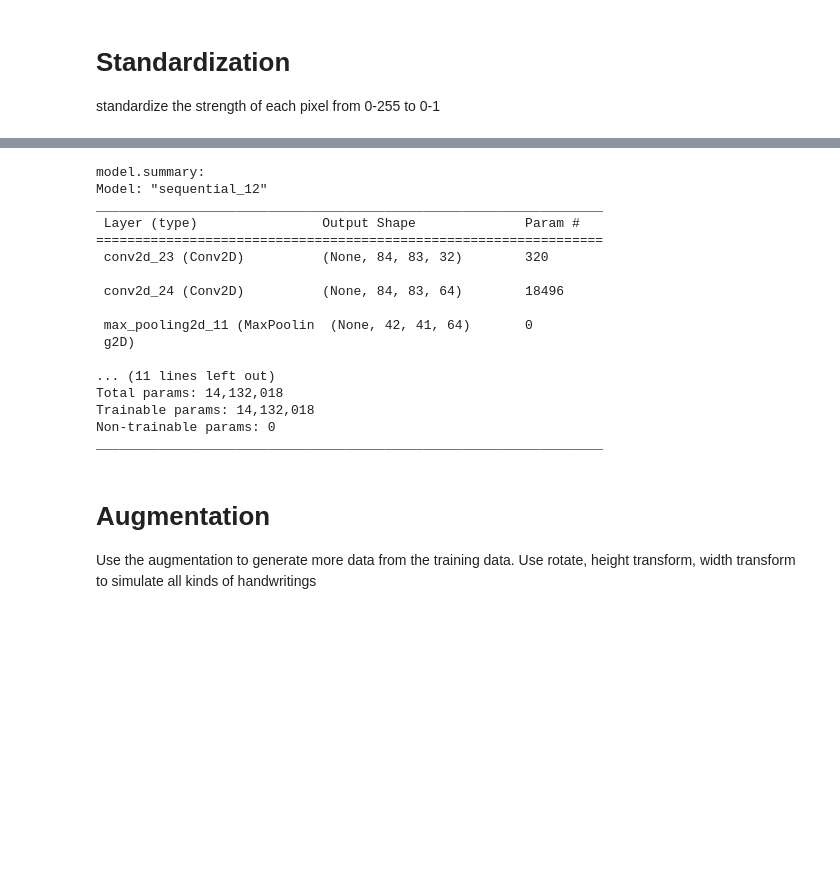
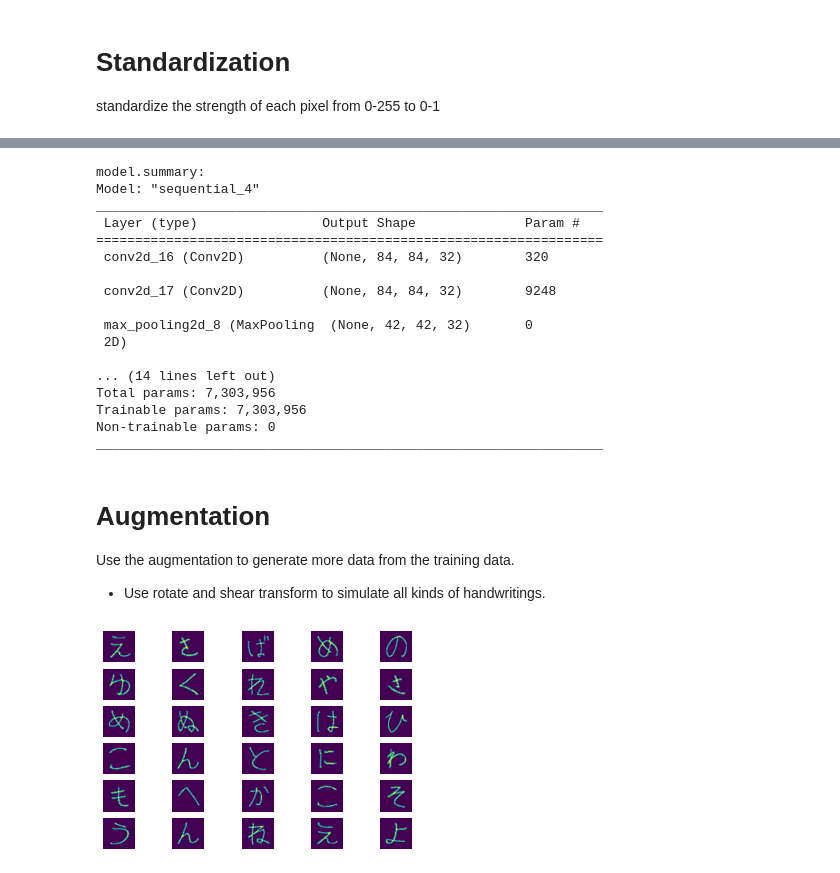
Before and after one commit to tim840818/nihongo_recognition, a Jupyter notebook: hiragana_recognition.ipynb, the cells around one changed output, grey strips where cells are left out. Saved outputs shown, nothing was run; the diff lists cells and outputs as text; code cells hidden in the pictures; blank space fills up the shorter version.

```diff
--- a/hiragana_recognition.ipynb
+++ b/hiragana_recognition.ipynb
@@ -129,15 +210,18 @@ construct a CNN model
 input_shape = (img_rows, img_cols, 1)
 
 model = Sequential()
-model.add(Conv2D(32, kernel_size=(3, 3),
-                 activation='relu',padding='same',
-                 input_shape=input_shape))
-model.add(Conv2D(64, (3, 3),padding='same', activation='relu'))
-model.add(MaxPooling2D(pool_size=(2, 2)))
-model.add(Dropout(0.25))
+model.add(Conv2D(32, kernel_size=(3, 3), input_shape=input_shape,
+                 padding='same', activation='relu'))
+model.add(Conv2D(32, (3, 3), padding='same', activation='relu'))
+model.add(MaxPooling2D(pool_size=(2, 2), strides=(2, 2)))
+# model.add(Dropout(0.25))
+model.add(Conv2D(64, (3, 3), padding='same', activation='relu'))
+model.add(Conv2D(64, (3, 3), padding='same', activation='relu'))
+model.add(MaxPooling2D(pool_size=(2, 2), strides=(2, 2)))
+# model.add(Dropout(0.25))
 model.add(Flatten())
-model.add(Dense(128, activation='relu'))
-model.add(Dropout(0.5))
+model.add(Dense(256, activation='relu'))
+# model.add(Dropout(0.25))
 model.add(Dense(romanji_categories, activation='softmax'))
 
 print('model.summary:')
@@ -148,37 +232,54 @@ model.compile(loss='categorical_crossentropy',
               metrics=['accuracy'])
 # %% [output]
 model.summary:
-Model: "sequential_12"
+Model: "sequential_4"
 _________________________________________________________________
  Layer (type)                Output Shape              Param #
 =================================================================
- conv2d_23 (Conv2D)          (None, 84, 83, 32)        320
+ conv2d_16 (Conv2D)          (None, 84, 84, 32)        320
 
- conv2d_24 (Conv2D)          (None, 84, 83, 64)        18496
+ conv2d_17 (Conv2D)          (None, 84, 84, 32)        9248
 
- max_pooling2d_11 (MaxPoolin  (None, 42, 41, 64)       0
- g2D)
+ max_pooling2d_8 (MaxPooling  (None, 42, 42, 32)       0
+ 2D)
 
-... (11 lines left out)
-Total params: 14,132,018
-Trainable params: 14,132,018
+... (14 lines left out)
+Total params: 7,303,956
+Trainable params: 7,303,956
 Non-trainable params: 0
 _________________________________________________________________
 # %% [markdown]
 # Augmentation
 Use the augmentation to generate more data from the training data.
-Use rotate, height transform, width transform to simulate all kinds of handwritings
+* Use rotate and shear transform to simulate all kinds of handwritings.
 # %%
 from keras.preprocessing.image import ImageDataGenerator
 
 # Range for picking a value from.
 datagen = ImageDataGenerator(
     rotation_range=5,
-    width_shift_range=0.1,
-    height_shift_range=0.1,
-    # shear_range=0.1,
-    zoom_range=0.1,
+    # width_shift_range=0.05,
+    # height_shift_range=0.05,
+    shear_range=0.1,
+    # zoom_range=0.1,
     fill_mode='nearest',
     validation_split=0.2)
+
+
+i = 0
+for batch in datagen.flow(X_train, batch_size=1):
+    plt.subplot(6,5,1 + i)
+    plt.axis("off")
+
+    augImage = batch[0]
+    augImage = augImage.astype('float32')
+    augImage /= 255
+    plt.imshow(augImage)
+
+    i += 1
+    if i > 29:
+        break
+# %% [output]
+[figure, added]
 # %%
 ## train the model wuth data (including augmentaion datagen)
```
Also changed, not shown: parts of 35 cells of this notebook.
